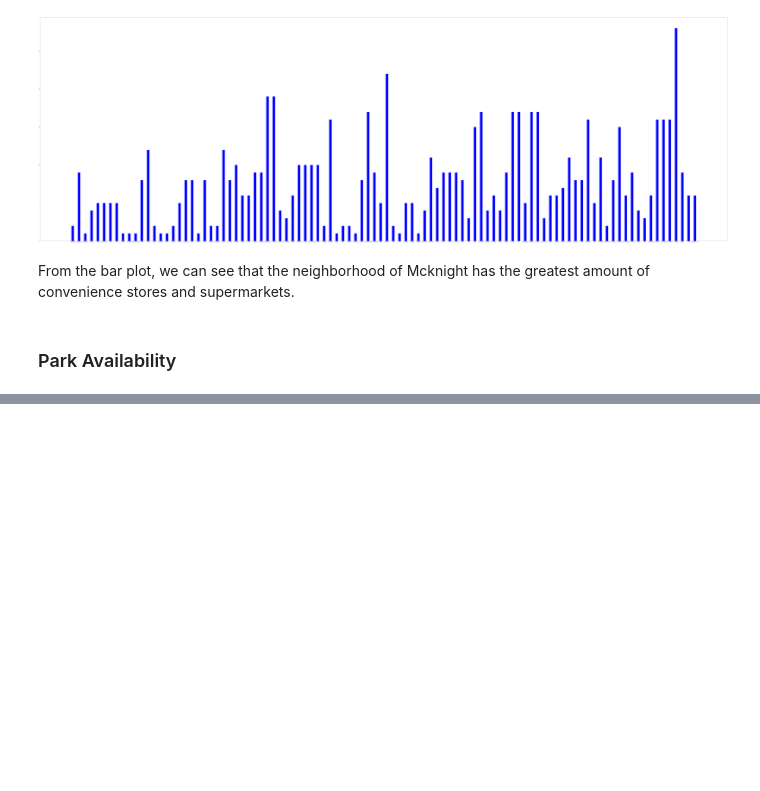
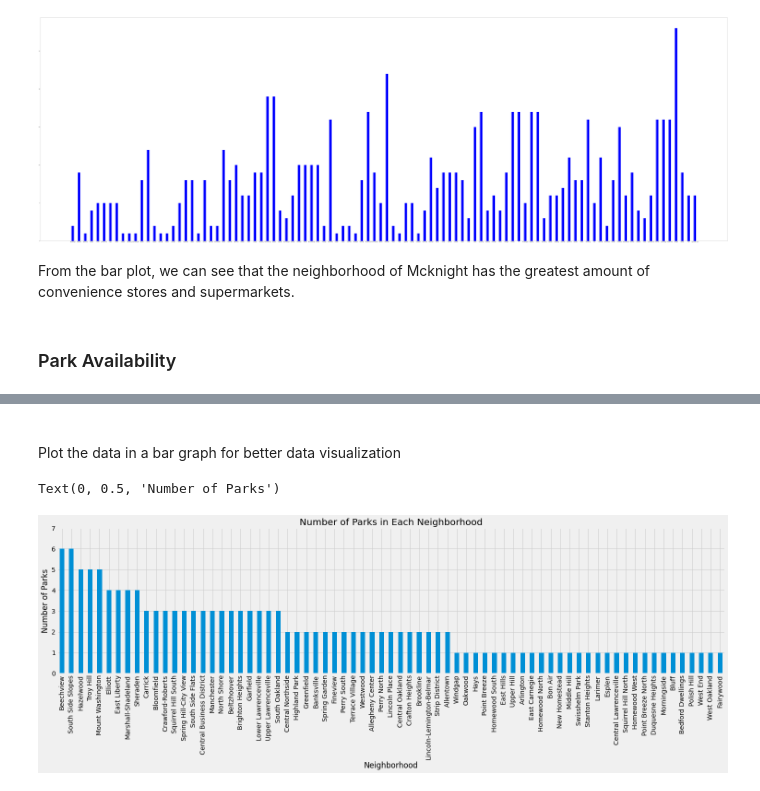
Before and after one commit to Sixces/Big-Ideas-FInal-Project, a Jupyter notebook: main.ipynb, the cells around one changed output, grey strips where cells are left out. Cells and saved outputs as stored; diff of their text form; code cells hidden in the pictures; blank space fills up the shorter version.

```diff
--- a/main.ipynb
+++ b/main.ipynb
@@ -101,0 +112,5 @@ From the bar plot, we can see that the neighborhood of Mcknight has the greatest
+# %%
+data = pd.read_csv("parks.csv")
+
+# look at the first ten rows of the data
+data.head(10)
@@ -101,0 +132,3 @@ From the bar plot, we can see that the neighborhood of Mcknight has the greatest
+# %%
+data1 = data[['name', 'type', 'neighborhood']]
+data1.head(20)
@@ -101,0 +156,3 @@ From the bar plot, we can see that the neighborhood of Mcknight has the greatest
+# %%
+parkData = data1.loc[data1['type'] == "Park"]
+parkData.head(20)
@@ -101,0 +180,3 @@ From the bar plot, we can see that the neighborhood of Mcknight has the greatest
+# %%
+nbhd = parkData['neighborhood'].value_counts()
+nbhd.head(10)
@@ -101,0 +195,19 @@ From the bar plot, we can see that the neighborhood of Mcknight has the greatest
+# %% [markdown]
+<br>
+Plot the data in a bar graph for better data visualization
+# %%
+import matplotlib.pyplot as plt #import pyplot library for data visualization
+
+# format and style
+plt.style.use('fivethirtyeight')
+plt.rcParams["figure.figsize"] = [21, 8]
+plt.rcParams["figure.autolayout"] = True
+
+ax = nbhd.plot(kind='bar', linewidth=1, title = "Number of Parks in Each Neighborhood", ylim = [0, 7])
+
+# set axis labels
+ax.set_xlabel("Neighborhood")
+ax.set_ylabel("Number of Parks")
+# %% [output]
+Text(0, 0.5, 'Number of Parks')
+[figure, added]
```
Also changed, not shown: parts of 15 cells of this notebook, 1 other file.
